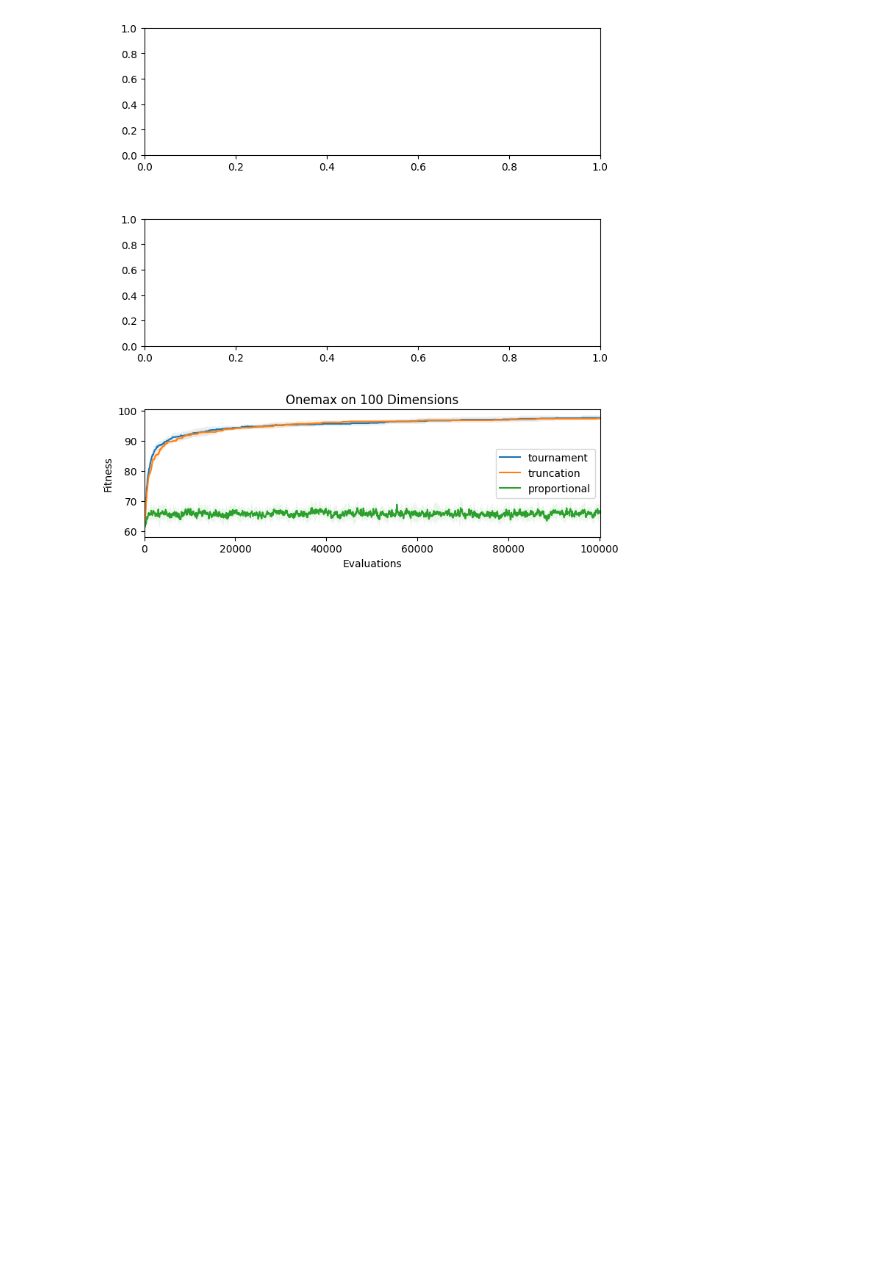
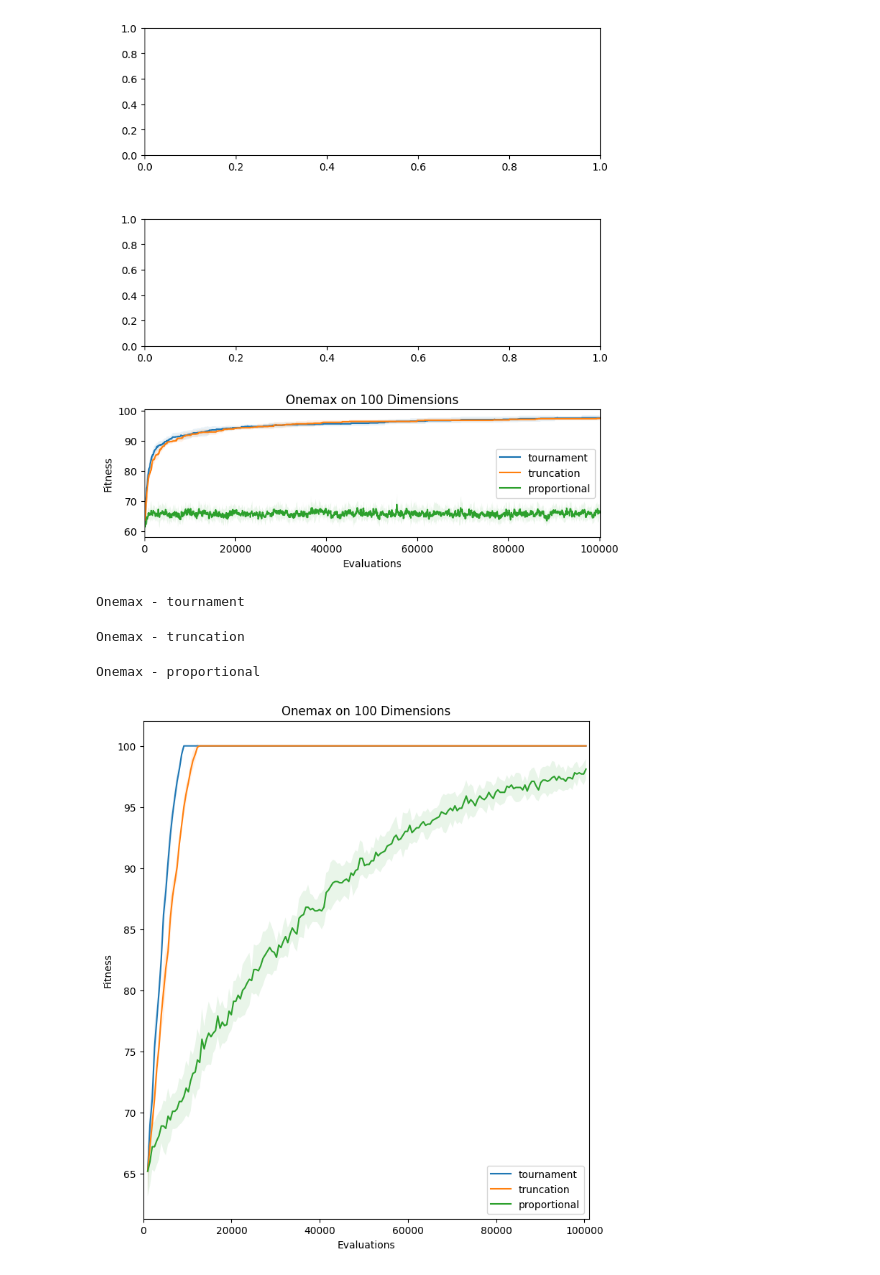
Before and after one commit to Museum7432/college_assignments, a Jupyter notebook: EvolutionAlgorithm_CS410/POPOP_pytorch_implementation/POPOP_numpy.ipynb, the cells around one changed output. Cells and saved outputs as stored; diff of their text form; code cells hidden in the pictures; blank space fills up the shorter version.

```diff
--- a/EvolutionAlgorithm_CS410/POPOP_pytorch_implementation/POPOP_numpy.ipynb
+++ b/EvolutionAlgorithm_CS410/POPOP_pytorch_implementation/POPOP_numpy.ipynb
@@ -385,3 +385,21 @@ Onemax - tournament
 Onemax - truncation
 Onemax - proportional
 [figure]
+# %%
+fig, ax = plt.subplots(nrows=1, ncols=1, figsize=(8, 9))
+plt.subplots_adjust(hspace=0.5)
+test(
+    objective_func="Onemax",
+    n_trials=10,
+    num_parameters=100,
+    max_evaluations=100000,
+    num_individuals=1024,
+    use_mutation=False,
+    init_seed=student_id,
+    axes=ax,
+)
+# %% [output]
+Onemax - tournament
+Onemax - truncation
+Onemax - proportional
+[figure, added]
```
Also changed, not shown: 23 other files.
